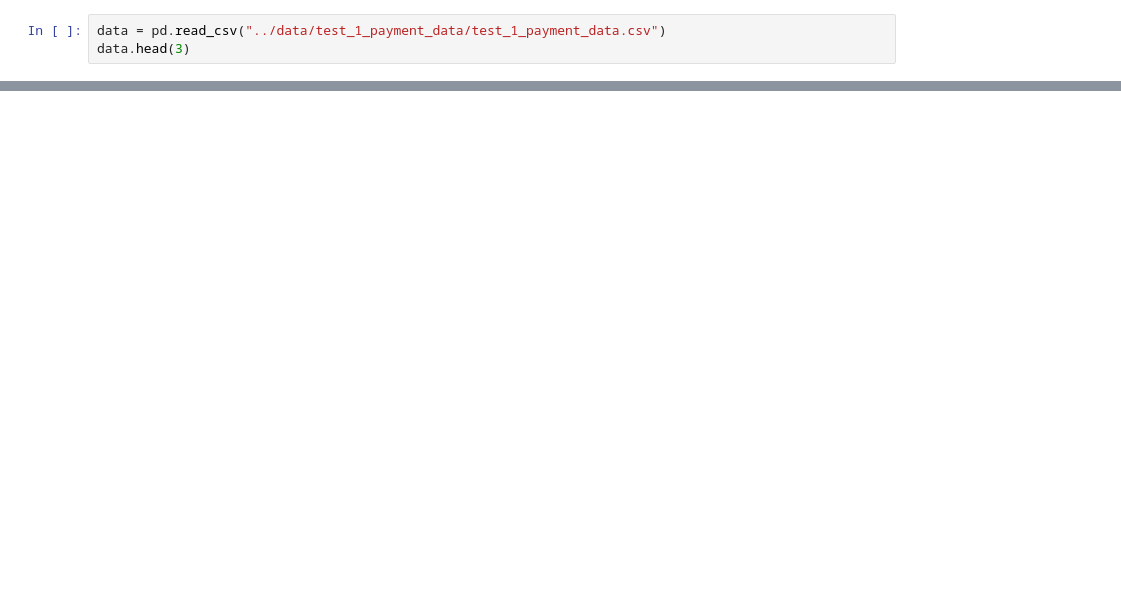
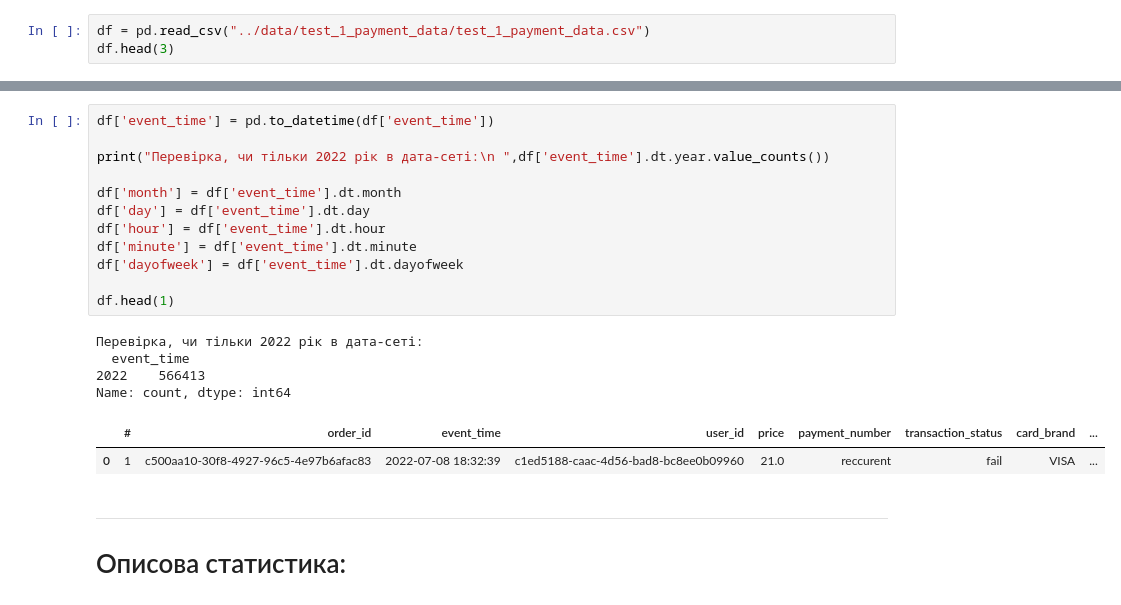
Before and after one commit to Chuchman-Dima/appflame-test, a Jupyter notebook: tasks/payment.ipynb, the cells around one changed output, grey strips where cells are left out. Saved outputs shown, nothing was run; the diff lists cells and outputs as text; blank space fills up the shorter version.

Commit message:
Descriptive statistics on the data set have been created

```diff
--- a/tasks/payment.ipynb
+++ b/tasks/payment.ipynb
@@ -5,6 +9,6 @@ import seaborn as sns
 # %%
-data = pd.read_csv("../data/test_1_payment_data/test_1_payment_data.csv")
-data.head(3)
+df = pd.read_csv("../data/test_1_payment_data/test_1_payment_data.csv")
+df.head(3)
 # %% [output]
 |  | # | order_id | event_time | user_id | price | payment_number | transaction_status | card_brand | ... |
 | 0 | 1 | c500aa10-30f8-4927-96c5-4e97b6afac83 | 2022-07-08 18:32:39.000000 | c1ed5188-caac-4d56-bad8-bc8ee0b09960 | 21.0 | reccurent | fail | VISA | ... |
@@ -161,0 +48,22 @@ Name: count, dtype: int64
+# %%
+df['event_time'] = pd.to_datetime(df['event_time'])
+
+print("Перевірка, чи тільки 2022 рік в дата-сеті:\n ",df['event_time'].dt.year.value_counts())
+
+df['month'] = df['event_time'].dt.month
+df['day'] = df['event_time'].dt.day
+df['hour'] = df['event_time'].dt.hour
+df['minute'] = df['event_time'].dt.minute
+df['dayofweek'] = df['event_time'].dt.dayofweek
+
+df.head(1)
+# %% [output]
+Перевірка, чи тільки 2022 рік в дата-сеті:
+  event_time
+2022    566413
+Name: count, dtype: int64
+|  | # | order_id | event_time | user_id | price | payment_number | transaction_status | card_brand | ... |
+| 0 | 1 | c500aa10-30f8-4927-96c5-4e97b6afac83 | 2022-07-08 18:32:39 | c1ed5188-caac-4d56-bad8-bc8ee0b09960 | 21.0 | reccurent | fail | VISA | ... |
+# %% [markdown]
+--------------
+# Описова статистика:
```
Also changed, not shown: parts of 27 cells of this notebook.
